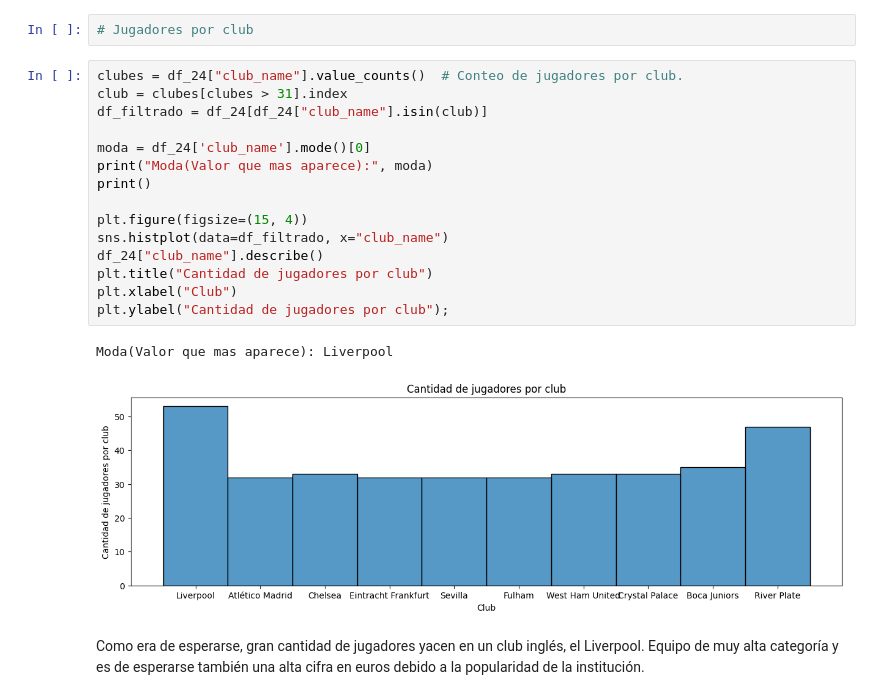
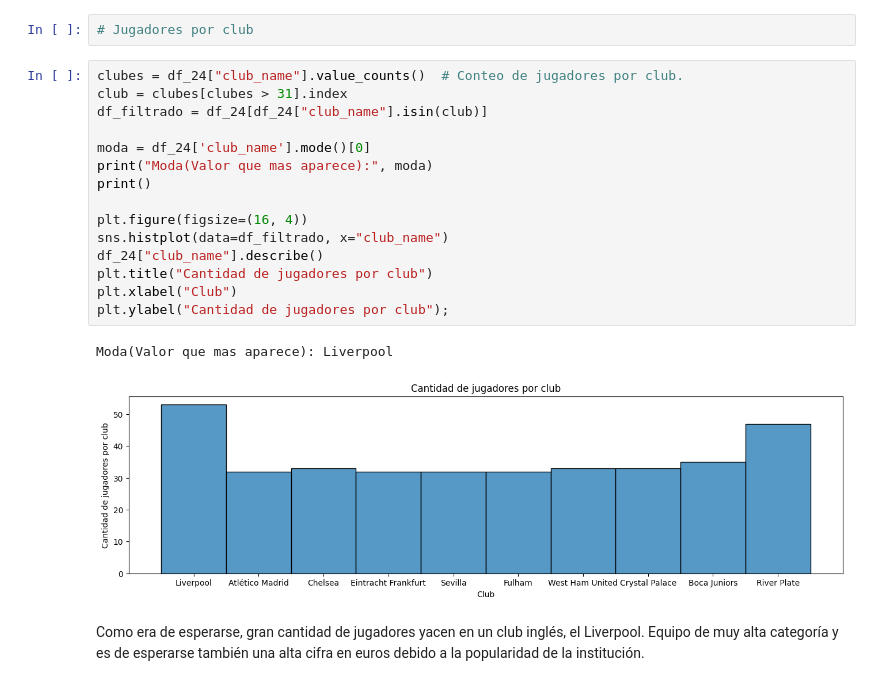
Before and after one commit to MatiasKige/Data-Science-FIFA, a Jupyter notebook: Clase 47 Proyecto FIFA.ipynb, the cells around one changed output. Drawn from its saved outputs; the diff is of its cells as text.

```diff
--- a/Clase 47 Proyecto FIFA.ipynb
+++ b/Clase 47 Proyecto FIFA.ipynb
@@ -1919,21 +2004,21 @@ Realizamos el filtrado de aquellos clubes contenedores de más de 40 jugadores.
 # %%
 clubes = df_24["club_name"].value_counts()  # Conteo de jugadores por club.
 club = clubes[clubes > 31].index
 df_filtrado = df_24[df_24["club_name"].isin(club)]
 
 moda = df_24['club_name'].mode()[0]
 print("Moda(Valor que mas aparece):", moda)
 print()
 
-plt.figure(figsize=(15, 4))
+plt.figure(figsize=(16, 4))
 sns.histplot(data=df_filtrado, x="club_name")
 df_24["club_name"].describe()
 plt.title("Cantidad de jugadores por club")
 plt.xlabel("Club")
 plt.ylabel("Cantidad de jugadores por club");
 # %% [output]
 Moda(Valor que mas aparece): Liverpool
-[figure, old version]
+[figure, new version]
 # %% [markdown]
 Como era de esperarse, gran cantidad de jugadores yacen en un club inglés, el Liverpool. Equipo de muy alta categoría y es de esperarse también una alta cifra en euros debido a la popularidad de la institución.
 # %% [markdown]
```
Also changed, not shown: parts of 15 cells of this notebook.
